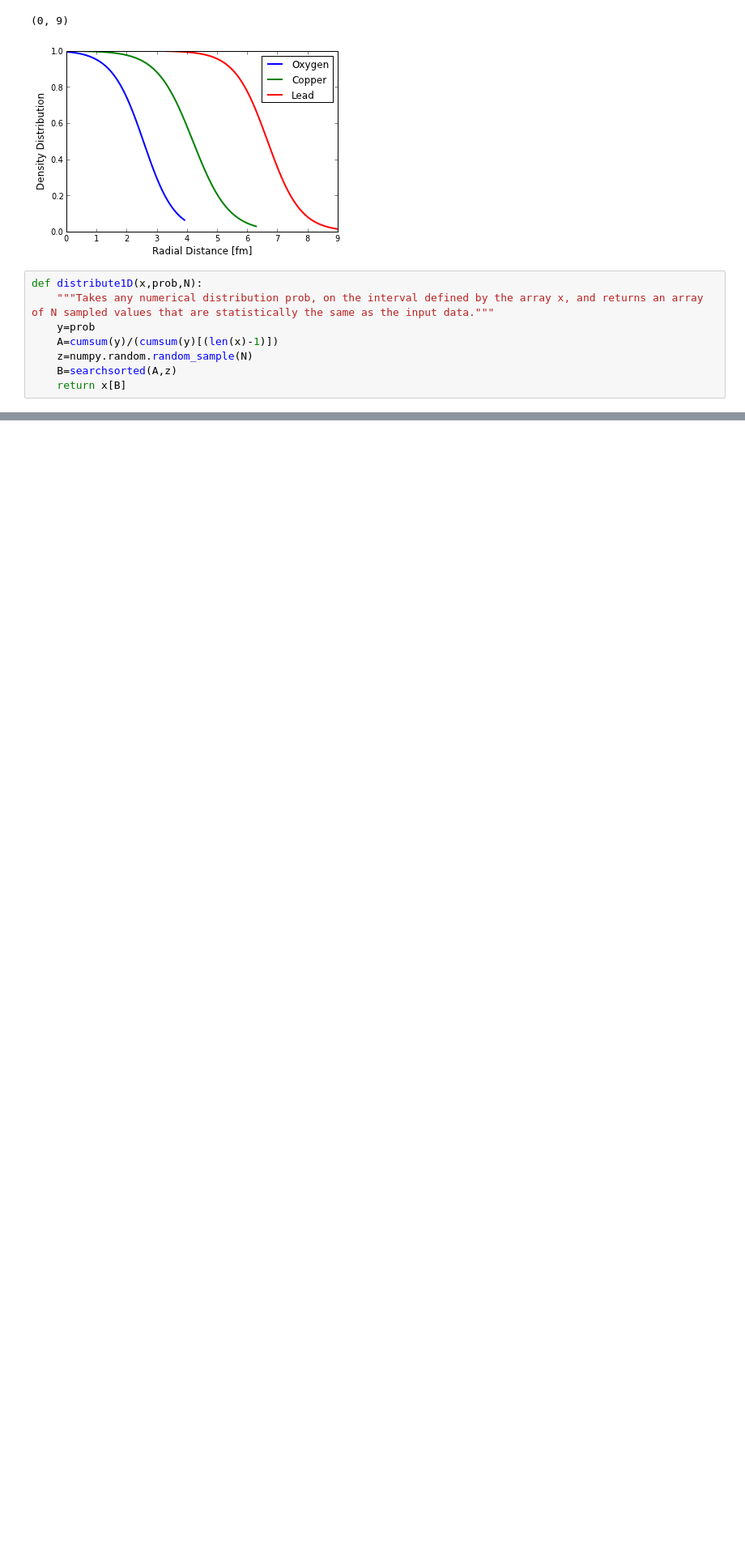
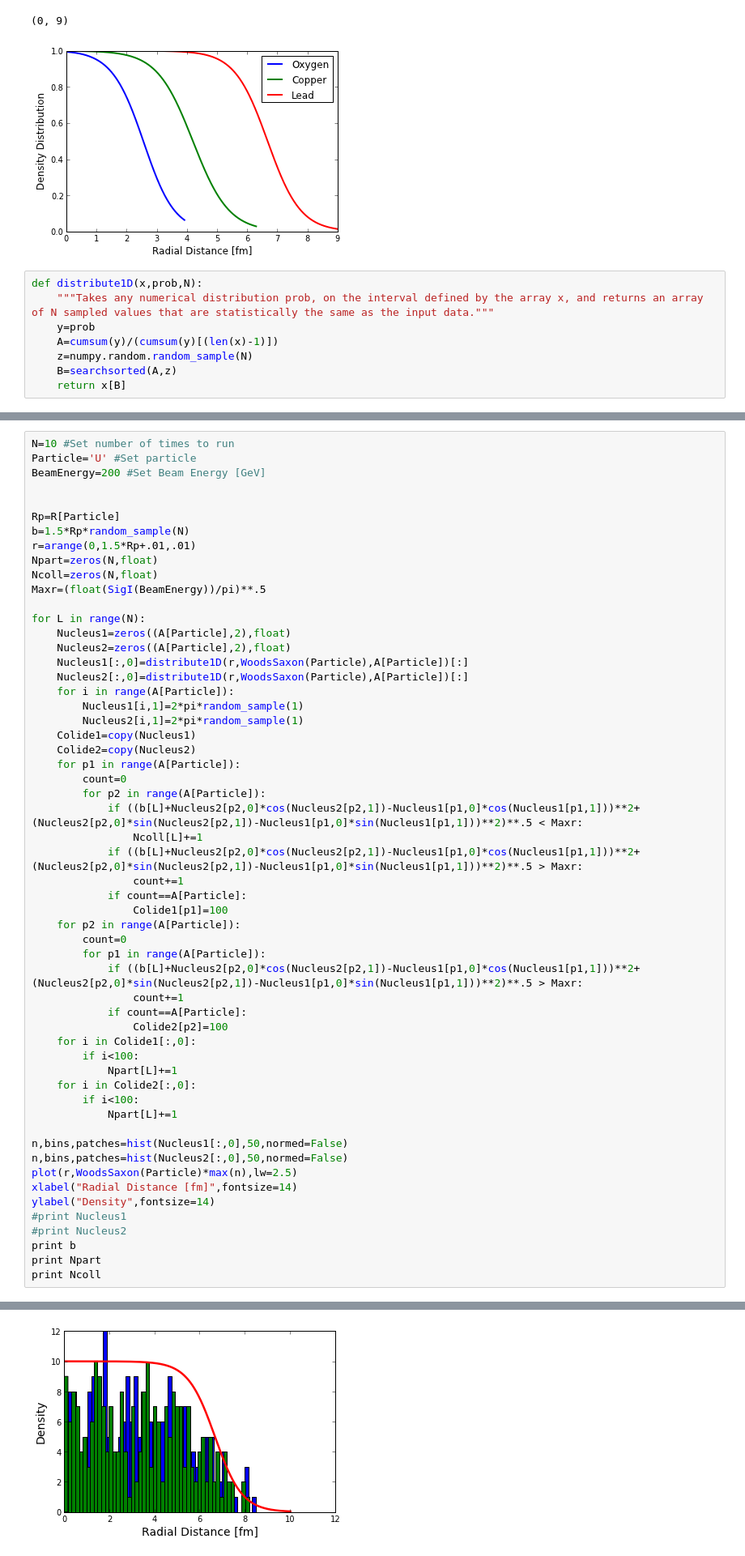
Before and after one commit to jdfreder/MCG, a Jupyter notebook: Project/NuclearInteractions.ipynb, the cells around one changed output, grey strips where cells are left out. Shown at 81% size. Saved outputs shown, nothing was run; the diff lists cells and outputs as text; blank space fills up the shorter version.

```diff
--- a/Project/NuclearInteractions.ipynb
+++ b/Project/NuclearInteractions.ipynb
@@ -225,0 +198,57 @@ for i in range(A[Particle]):
+# %%
+N=10 #Set number of times to run
+Particle='U' #Set particle
+BeamEnergy=200 #Set Beam Energy [GeV]
+
+
+Rp=R[Particle]
+b=1.5*Rp*random_sample(N)
+r=arange(0,1.5*Rp+.01,.01)
+Npart=zeros(N,float)
+Ncoll=zeros(N,float)
+Maxr=(float(SigI(BeamEnergy))/pi)**.5
+
+for L in range(N):
+    Nucleus1=zeros((A[Particle],2),float)
+    Nucleus2=zeros((A[Particle],2),float)
+    Nucleus1[:,0]=distribute1D(r,WoodsSaxon(Particle),A[Particle])[:]
+    Nucleus2[:,0]=distribute1D(r,WoodsSaxon(Particle),A[Particle])[:]
+    for i in range(A[Particle]):
+        Nucleus1[i,1]=2*pi*random_sample(1)
+        Nucleus2[i,1]=2*pi*random_sample(1)
+    Colide1=copy(Nucleus1)
+    Colide2=copy(Nucleus2)
+    for p1 in range(A[Particle]):
+        count=0
+        for p2 in range(A[Particle]):
+            if ((b[L]+Nucleus2[p2,0]*cos(Nucleus2[p2,1])-Nucleus1[p1,0]*cos(Nucleus1[p1,1]))**2+(Nucleus2[p2,0]*sin(Nucleus2[p2,1])-Nucleus1[p1,0]*sin(Nucleus1[p1,1]))**2)**.5 < Maxr:
+                Ncoll[L]+=1
+            if ((b[L]+Nucleus2[p2,0]*cos(Nucleus2[p2,1])-Nucleus1[p1,0]*cos(Nucleus1[p1,1]))**2+(Nucleus2[p2,0]*sin(Nucleus2[p2,1])-Nucleus1[p1,0]*sin(Nucleus1[p1,1]))**2)**.5 > Maxr:
+                count+=1
+            if count==A[Particle]:
+                Colide1[p1]=100
+    for p2 in range(A[Particle]):
+        count=0
+        for p1 in range(A[Particle]):
+            if ((b[L]+Nucleus2[p2,0]*cos(Nucleus2[p2,1])-Nucleus1[p1,0]*cos(Nucleus1[p1,1]))**2+(Nucleus2[p2,0]*sin(Nucleus2[p2,1])-Nucleus1[p1,0]*sin(Nucleus1[p1,1]))**2)**.5 > Maxr:
+                count+=1
+            if count==A[Particle]:
+                Colide2[p2]=100
+    for i in Colide1[:,0]:
+        if i<100:
+            Npart[L]+=1
+    for i in Colide2[:,0]:
+        if i<100:
+            Npart[L]+=1
+
+n,bins,patches=hist(Nucleus1[:,0],50,normed=False)
+n,bins,patches=hist(Nucleus2[:,0],50,normed=False)
+plot(r,WoodsSaxon(Particle)*max(n),lw=2.5)
+xlabel("Radial Distance [fm]",fontsize=14)
+ylabel("Density",fontsize=14)
+#print Nucleus1
+#print Nucleus2
+print b
+print Npart
+print Ncoll
+# %% [output]
@@ -226,2 +259,3 @@ for i in range(A[Particle]):
+[figure, added]
 # %%
 N1=plt.Circle((Rp,Rp),Rp,color='b',fill=False,lw=2)
```
Also changed, not shown: parts of 5 cells of this notebook.
